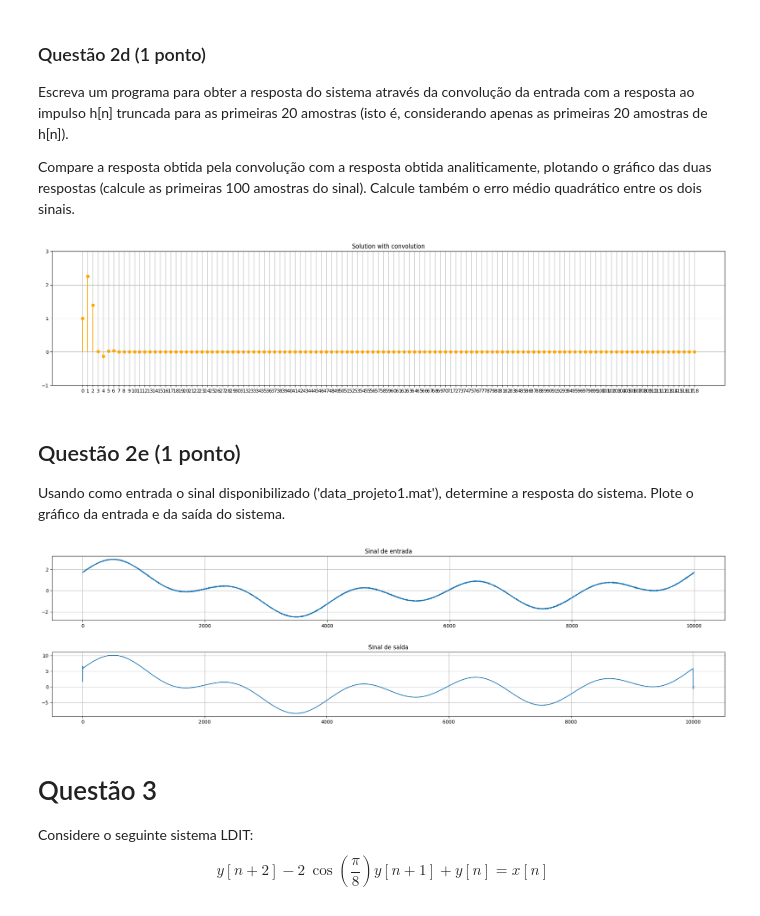
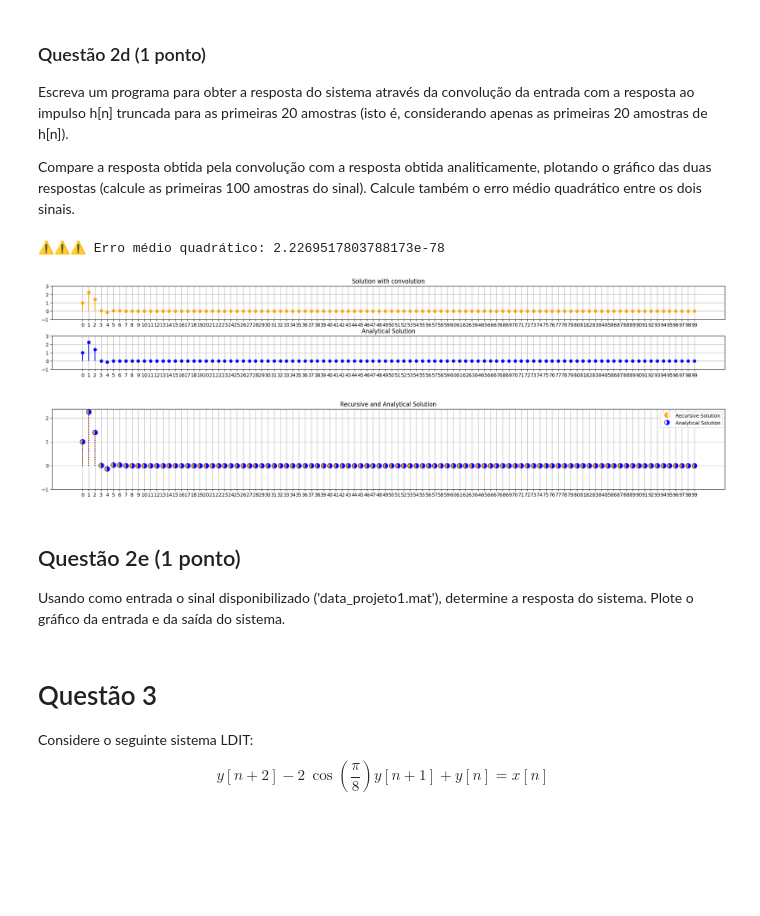
Before and after one commit to GabrielRQueiroz/UnB_SSTD, a Jupyter notebook: project-1/Projeto_1/projeto1.ipynb, the cells around one changed output. Cells and saved outputs as stored; diff of their text form; code cells hidden in the pictures; blank space fills up the shorter version.

```diff
--- a/project-1/Projeto_1/projeto1.ipynb
+++ b/project-1/Projeto_1/projeto1.ipynb
@@ -172,7 +172,7 @@ b_0 = 1
 b_1 = 2
 b_2 = 1
 
-initial_condition = {-1: 0, -2: 0}
+INITIAL_CONDITION = {-1: 0, -2: 0}
 
 def impulse(n):
     return 1 if n == 0 else 0
@@ -184,8 +184,8 @@ def step(n):
 RECURSIVE_OPTMIZATION_MATRIX = [["x" for i in range(101)] for j in range(101)]
 
 def impulse_response_recursive_solution(n):
-    if n in initial_condition:
-        return initial_condition[n]
+    if n in INITIAL_CONDITION:
+        return INITIAL_CONDITION[n]
 
     if RECURSIVE_OPTMIZATION_MATRIX[n][n] != "x":
         return RECURSIVE_OPTMIZATION_MATRIX[n][n]
@@ -375,36 +394,73 @@ Compare a resposta obtida pela convolução com a resposta obtida analiticamente
 # %%
 ### Código da questão 2d.
 def discrete_convolution(x, h):
     y = np.array([])
     for i in range(len(x) + len(h) - 1):
         y = np.append(y, 0)
         for j in range(len(x)):
             if i - j >= 0 and i - j < len(h):
                 y[i] += x[j] * h[i - j]
     return y
 
 RECURSIVE_OPTMIZATION_MATRIX = [["x" for i in range(101)] for j in range(101)]
-x_2d = [(1 / 4) ** n * step(n) for n in range(100)]
+x_2d = [(1 / 4) ** n * step(n) for n in range(81)]
 h_2d = np.array(
     [impulse_response_recursive_solution(i) for i in range(20)]
 )  # 20 primeiras amostras da resposta ao impulso
 y_2d = discrete_convolution(x_2d, h_2d)
 
-## err_2d = erro_medio_quadratico(lambda n: y_2d[n], , 20)
+err_2d = erro_medio_quadratico( lambda n: y_2d[n], lambda n: system_solution(x_2c, n), 99)
 
-## print(f"⚠️⚠️⚠️ Erro médio quadrático: {np.abs(err_2d)}")
+print(f"⚠️⚠️⚠️ Erro médio quadrático: {np.abs(err_2d)}")
 
-## y_total é a soma da resposta de entrada nula e da resposta de estado nulo
 plt.figure()
+plt.subplot(3, 1, 1)
+
 plt.stem(y_2d, linefmt="orange", markerfmt="o", basefmt=" ")
 plt.xticks(np.arange(0, len(y_2d), step=1))
 plt.yticks(np.arange(-1, 4, step=1))
 plt.title("Solution with convolution")
 plt.grid()
+
+plt.subplot(3, 1, 2)
+plt.stem(y_2c, linefmt="blue", markerfmt="o", basefmt=" ")
+plt.xticks(np.arange(0, 100, step=1))
+plt.yticks(np.arange(-1, 4, step=1))
+plt.title("Analytical Solution")
+plt.grid()
+
+plt.subplots_adjust(hspace=0.5)
 plt.gcf().set_size_inches(25, 5)
 plt.show()
+
+
+## COMPARAÇÃO DOS PLOTS
+plt.figure()
+markerline, stemlines, baseline = plt.stem(
+    n, y_2c, linefmt="orange", markerfmt="o", basefmt=" "
+)
+plt.setp(stemlines, "color", plt.getp(markerline, "color"))
+plt.setp(stemlines, "linestyle", "solid")
+plt.setp(markerline, fillstyle="left", markersize=10)
+
+markerline, stemlines, baseline = plt.stem(
+    n, y_2d, linefmt="blue", markerfmt="o", basefmt=" "
+)
+plt.setp(stemlines, "color", plt.getp(markerline, "color"))
+plt.setp(stemlines, "linestyle", "dotted")
+plt.setp(markerline, fillstyle="right", markersize=10)
+
+plt.legend(["Recursive Solution", "Analytical Solution"])
+plt.xticks(np.arange(0, len(n), step=1))
+plt.yticks(np.arange(-1, 3, step=1))
+plt.title("Recursive and Analytical Solution")
+plt.grid()
+plt.gcf().set_size_inches(25, 3)
+plt.show()
 # %% [output]
+⚠️⚠️⚠️ Erro médio quadrático: 2.2269517803788173e-78
-[figure, old version]
+[figure, new version]
+[figure, added]
 # %% [markdown]
 ## Questão 2e (1 ponto)
 
@@ -413,10 +469,11 @@ Usando como entrada o sinal disponibilizado ('data_projeto1.mat'), determine a r
 ### Códgio da Questão 2e
 sinal = sp.io.loadmat("data_projeto1.mat")["sinal"].ravel()
 
-RECURSIVE_OPTMIZATION_MATRIX = [["x" for i in range(101)] for j in range(101)]
+RECURSIVE_OPTMIZATION_MATRIX = [["x" for i in range(100001)] for j in range(100001)]
 h_2e = [impulse_response_recursive_solution(i) for i in range(100)]
 
-y = discrete_convolution(sinal, h_2d)
+# y = discrete_convolution(sinal, h_2d)
+y = [system_solution(lambda n: sinal[n], i) for i in range(10000)]
 
 plt.figure()
 plt.subplot(2, 1, 1)
@@ -432,8 +489,6 @@ plt.grid()
 plt.subplots_adjust(hspace=0.5)
 plt.gcf().set_size_inches(25, 6)
 plt.show()
-# %% [output]
-[figure, removed]
 # %% [markdown]
 # Questão 3
 Considere o seguinte sistema LDIT:
```
Also changed, not shown: parts of 2 cells of this notebook.
